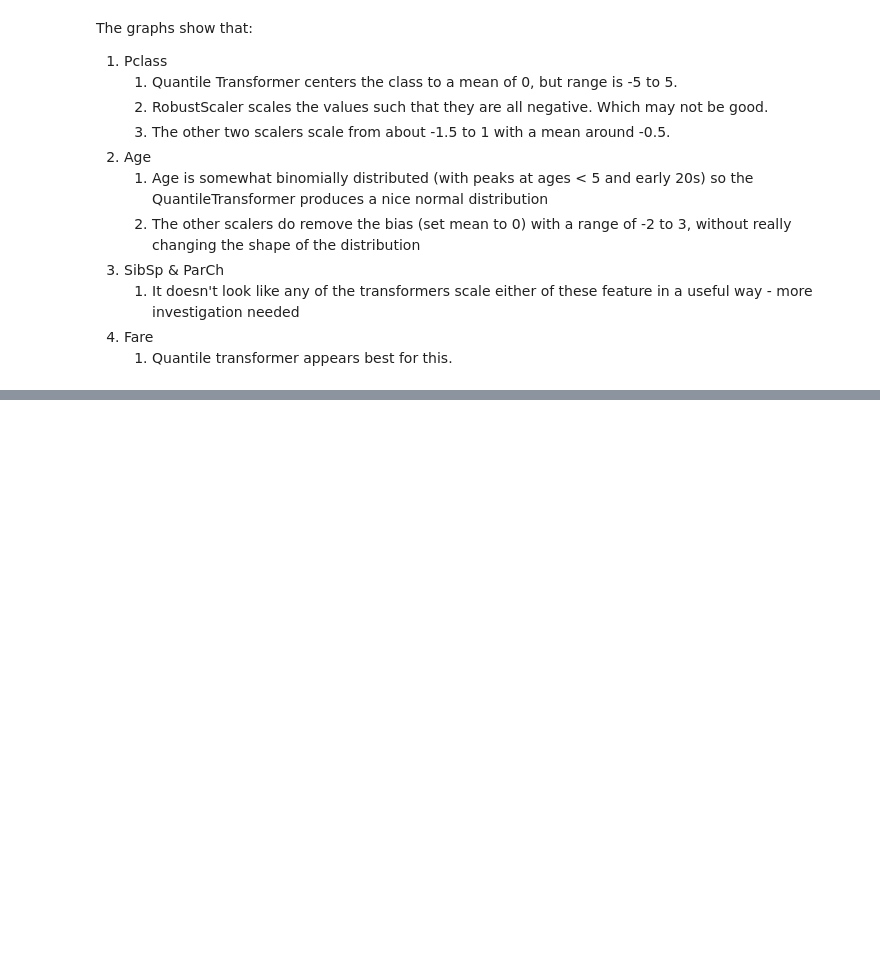
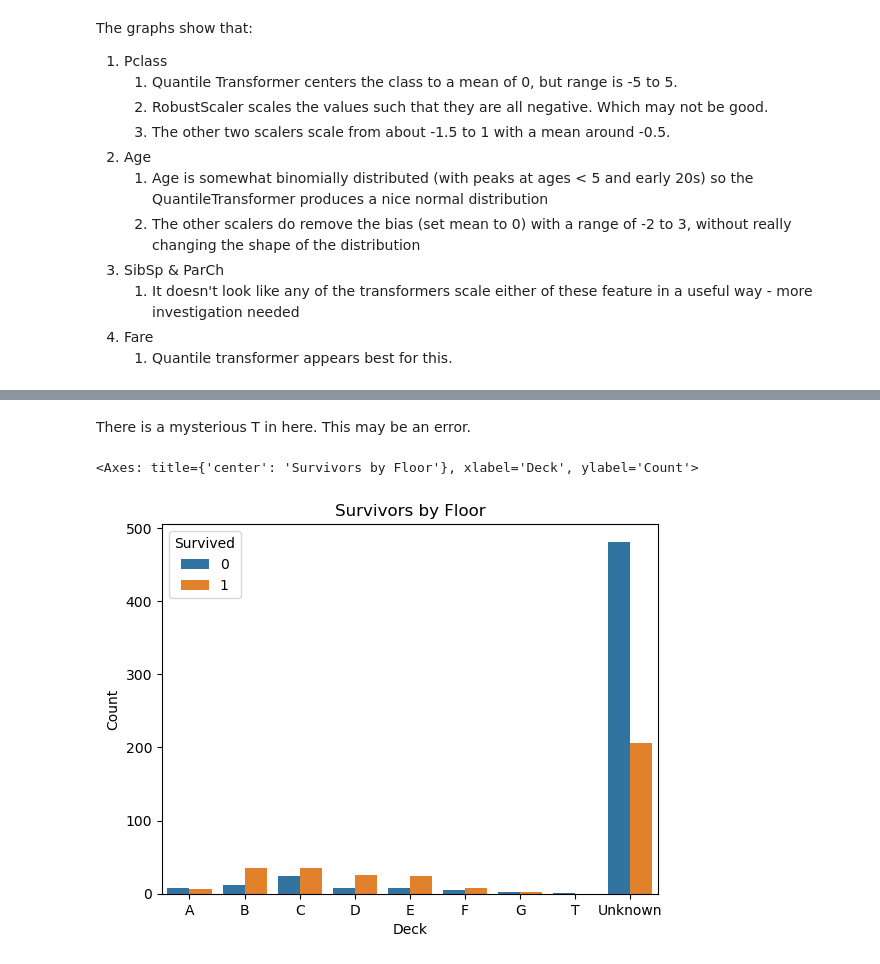
Before and after one commit to ADPriceless/TDA_Assignment_Titanic, a Jupyter notebook: exploration.ipynb, the cells around one changed output, grey strips where cells are left out. Drawn from its saved outputs; the diff is of its cells as text; code cells hidden in the pictures; blank space fills up the shorter version.

```diff
--- a/exploration.ipynb
+++ b/exploration.ipynb
@@ -264,0 +319,10 @@ The graphs show that:
+# %%
+def take_first_letter(row):
+    """Check if cabin is null and return the first letter of cabin"""
+    if pd.isnull(row):
+        return 'Unknown'
+    else:
+        return row[0]
+
+df_titanic['Deck'] = df_titanic['Cabin'].apply(take_first_letter)
+df_titanic.head()
@@ -264,0 +358,10 @@ The graphs show that:
+# %% [markdown]
+There is a mysterious T in here. This may be an error.
+# %%
+# Plot who survived by area
+graph.plot_bar_by_category(
+    df_titanic, 'Deck', 'Survived', 'Survivors by Deck'
+)
+# %% [output]
+<Axes: title={'center': 'Survivors by Floor'}, xlabel='Deck', ylabel='Count'>
+[figure, added]
```
Also changed, not shown: parts of 25 cells of this notebook, 1 other file.
